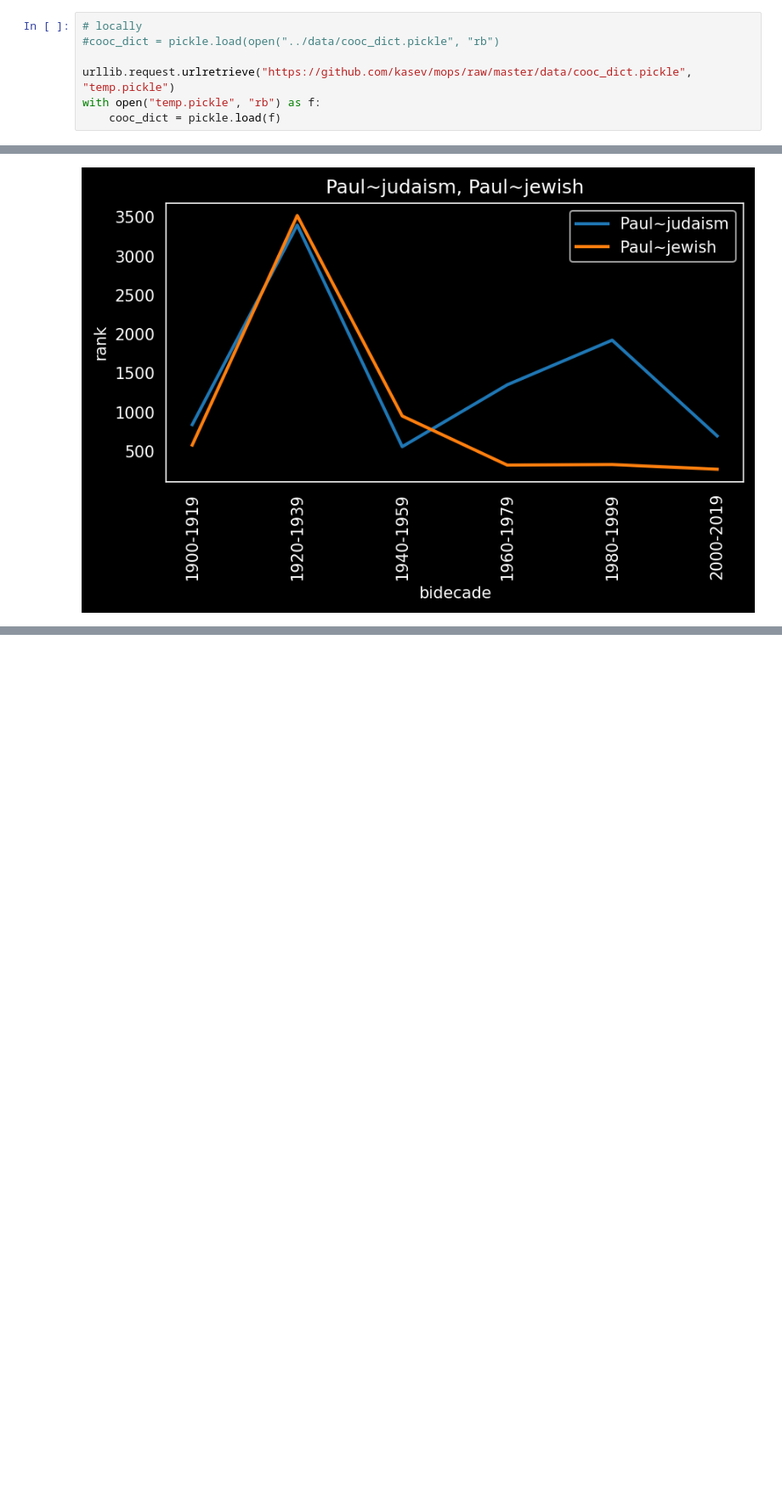
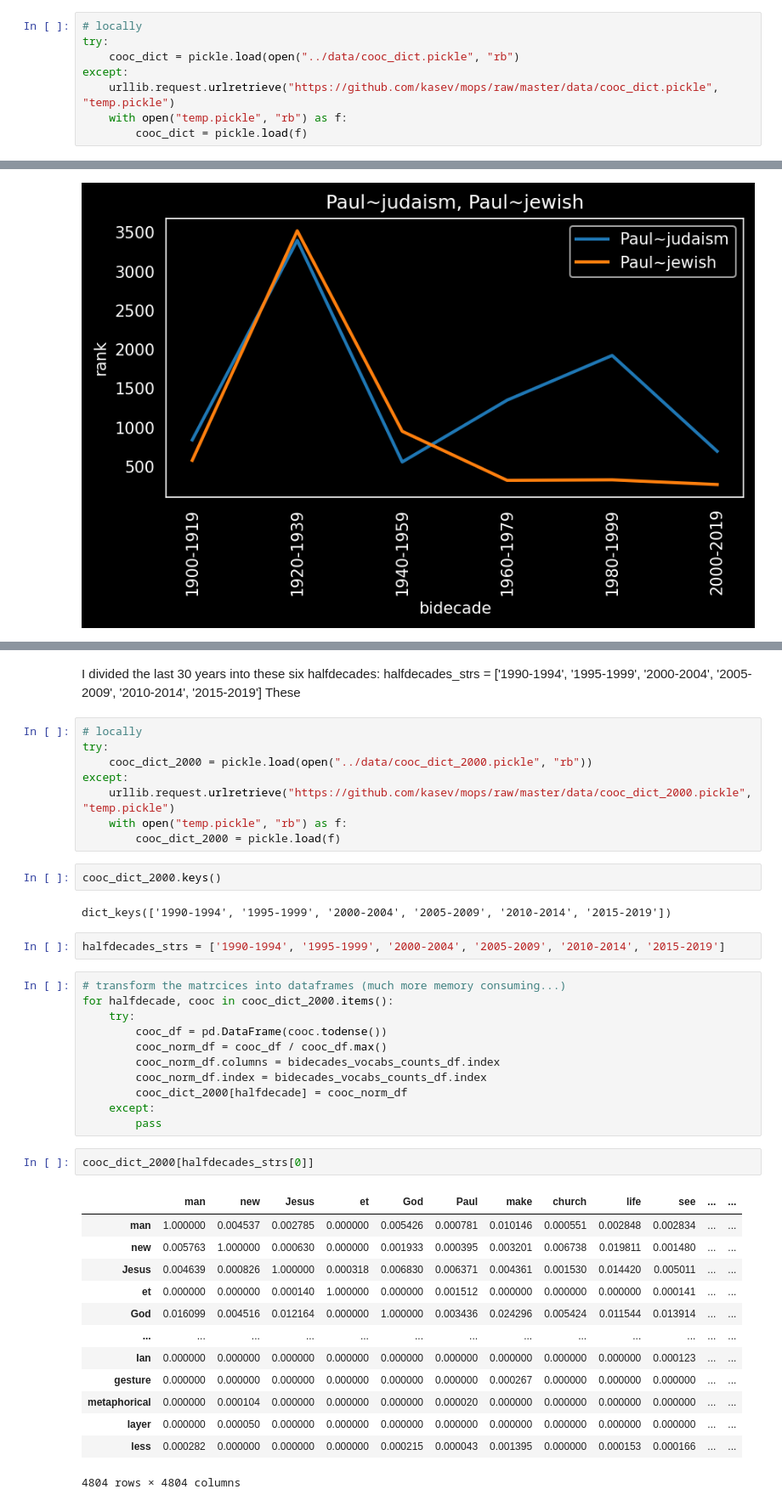
Before and after one commit to kasev/mops, a Jupyter notebook: scripts/exploring-matrices.ipynb, the cells around one changed output, grey strips where cells are left out. Shown at 85% size. Saved outputs shown, nothing was run; the diff lists cells and outputs as text; blank space fills up the shorter version.

```diff
--- a/scripts/exploring-matrices.ipynb
+++ b/scripts/exploring-matrices.ipynb
@@ -27,10 +30,11 @@ bidecades_vocabs_counts_df = pickle.load(urllib.request.urlopen("https://github.
 # %%
 # locally
-#cooc_dict = pickle.load(open("../data/cooc_dict.pickle", "rb")
-
-urllib.request.urlretrieve("https://github.com/kasev/mops/raw/master/data/cooc_dict.pickle", "temp.pickle")
-with open("temp.pickle", "rb") as f:
-    cooc_dict = pickle.load(f)
+try:
+    cooc_dict = pickle.load(open("../data/cooc_dict.pickle", "rb")
+except:
+    urllib.request.urlretrieve("https://github.com/kasev/mops/raw/master/data/cooc_dict.pickle", "temp.pickle")
+    with open("temp.pickle", "rb") as f:
+        cooc_dict = pickle.load(f)
 # %%
 # transform the matrcices into dataframes (much more memory consuming...)
 for bidecade, cooc in cooc_dict.items():
@@ -158,0 +165,45 @@ download_figure(fig)
+# %% [markdown]
+I divided the last 30 years into these six halfdecades:
+halfdecades_strs = ['1990-1994', '1995-1999', '2000-2004', '2005-2009', '2010-2014', '2015-2019']
+These
+# %%
+# locally
+try:
+    cooc_dict_2000 = pickle.load(open("../data/cooc_dict_2000.pickle", "rb"))
+except:
+    urllib.request.urlretrieve("https://github.com/kasev/mops/raw/master/data/cooc_dict_2000.pickle", "temp.pickle")
+    with open("temp.pickle", "rb") as f:
+        cooc_dict_2000 = pickle.load(f)
+# %%
+cooc_dict_2000.keys()
+# %% [output]
+dict_keys(['1990-1994', '1995-1999', '2000-2004', '2005-2009', '2010-2014', '2015-2019'])
+# %%
+halfdecades_strs = ['1990-1994', '1995-1999', '2000-2004', '2005-2009', '2010-2014', '2015-2019']
+# %%
+# transform the matrcices into dataframes (much more memory consuming...)
+for halfdecade, cooc in cooc_dict_2000.items():
+    try:
+        cooc_df = pd.DataFrame(cooc.todense())
+        cooc_norm_df = cooc_df / cooc_df.max()
+        cooc_norm_df.columns = bidecades_vocabs_counts_df.index
+        cooc_norm_df.index = bidecades_vocabs_counts_df.index
+        cooc_dict_2000[halfdecade] = cooc_norm_df
+    except:
+        pass
+# %%
+cooc_dict_2000[halfdecades_strs[0]]
+# %% [output]
+|  | man | new | Jesus | et | God | Paul | make | church | life | see | ... | ... |
+| man | 1.000000 | 0.004537 | 0.002785 | 0.000000 | 0.005426 | 0.000781 | 0.010146 | 0.000551 | 0.002848 | 0.002834 | ... | ... |
+| new | 0.005763 | 1.000000 | 0.000630 | 0.000000 | 0.001933 | 0.000395 | 0.003201 | 0.006738 | 0.019811 | 0.001480 | ... | ... |
+| Jesus | 0.004639 | 0.000826 | 1.000000 | 0.000318 | 0.006830 | 0.006371 | 0.004361 | 0.001530 | 0.014420 | 0.005011 | ... | ... |
+| et | 0.000000 | 0.000000 | 0.000140 | 1.000000 | 0.000000 | 0.001512 | 0.000000 | 0.000000 | 0.000000 | 0.000141 | ... | ... |
+| God | 0.016099 | 0.004516 | 0.012164 | 0.000000 | 1.000000 | 0.003436 | 0.024296 | 0.005424 | 0.011544 | 0.013914 | ... | ... |
+| ... | ... | ... | ... | ... | ... | ... | ... | ... | ... | ... | ... | ... |
+| Ian | 0.000000 | 0.000000 | 0.000000 | 0.000000 | 0.000000 | 0.000000 | 0.000000 | 0.000000 | 0.000000 | 0.000123 | ... | ... |
+| gesture | 0.000000 | 0.000000 | 0.000000 | 0.000000 | 0.000000 | 0.000000 | 0.000267 | 0.000000 | 0.000000 | 0.000000 | ... | ... |
+| metaphorical | 0.000000 | 0.000104 | 0.000000 | 0.000000 | 0.000000 | 0.000020 | 0.000000 | 0.000000 | 0.000000 | 0.000000 | ... | ... |
+| layer | 0.000000 | 0.000050 | 0.000000 | 0.000000 | 0.000000 | 0.000000 | 0.000000 | 0.000000 | 0.000000 | 0.000000 | ... | ... |
+| less | 0.000282 | 0.000000 | 0.000000 | 0.000000 | 0.000215 | 0.000043 | 0.001395 | 0.000000 | 0.000153 | 0.000166 | ... | ... |
+4804 rows × 4804 columns
```
Also changed, not shown: parts of 6 cells of this notebook, 4 other files.
